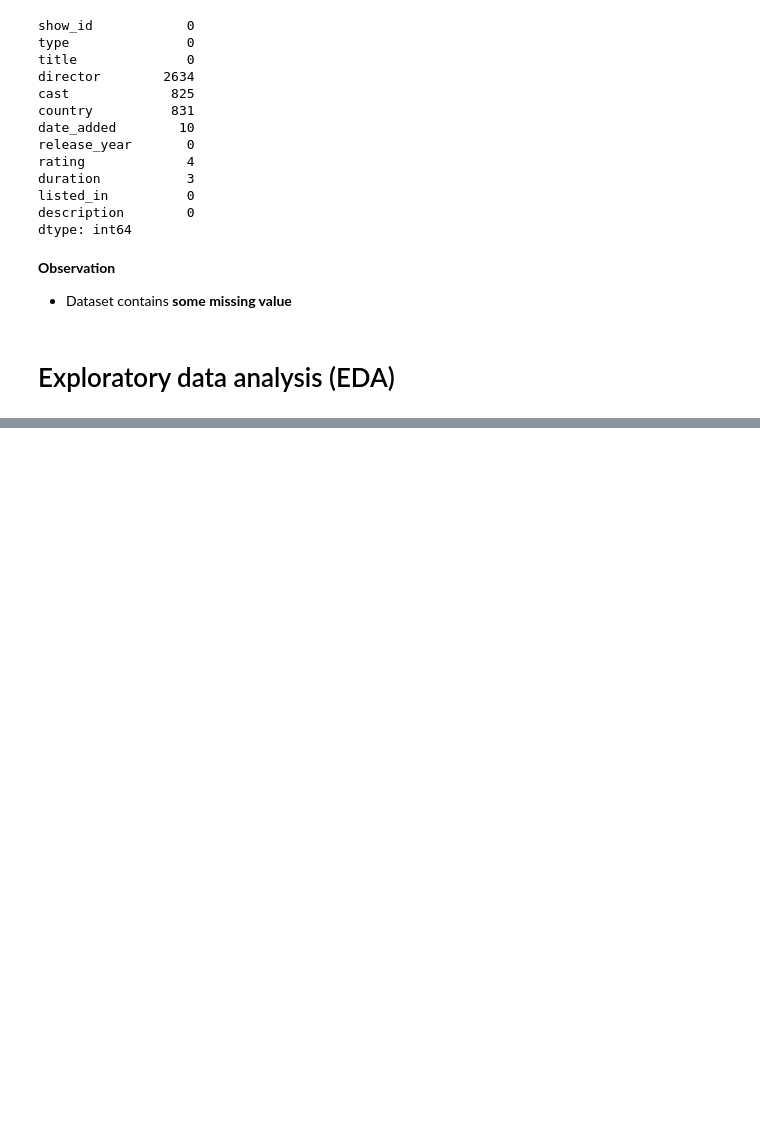
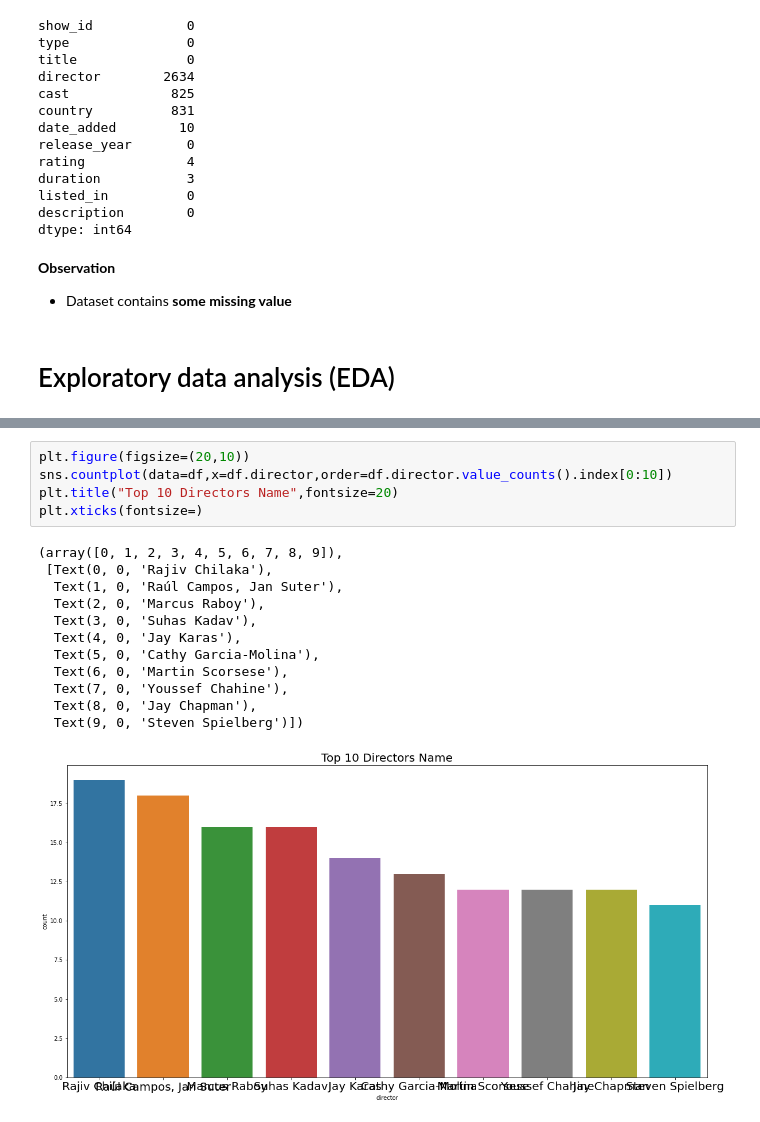
Before and after one commit to Sialsanwal/CodeClause-Movie-Analysis, a Jupyter notebook: Movie Analysis.ipynb, the cells around one changed output, grey strips where cells are left out. Saved outputs shown, nothing was run; the diff lists cells and outputs as text; blank space fills up the shorter version.

```diff
--- a/Movie Analysis.ipynb
+++ b/Movie Analysis.ipynb
@@ -117,0 +133,18 @@ plt.legend()
+# %%
+plt.figure(figsize=(20,10))
+sns.countplot(data=df,x=df.director,order=df.director.value_counts().index[0:10])
+plt.title("Top 10 Directors Name",fontsize=20)
+plt.xticks(fontsize=)
+# %% [output]
+(array([0, 1, 2, 3, 4, 5, 6, 7, 8, 9]),
+ [Text(0, 0, 'Rajiv Chilaka'),
+  Text(1, 0, 'Raúl Campos, Jan Suter'),
+  Text(2, 0, 'Marcus Raboy'),
+  Text(3, 0, 'Suhas Kadav'),
+  Text(4, 0, 'Jay Karas'),
+  Text(5, 0, 'Cathy Garcia-Molina'),
+  Text(6, 0, 'Martin Scorsese'),
+  Text(7, 0, 'Youssef Chahine'),
+  Text(8, 0, 'Jay Chapman'),
+  Text(9, 0, 'Steven Spielberg')])
+[figure, added]
```
Also changed, not shown: parts of 12 cells of this notebook.
